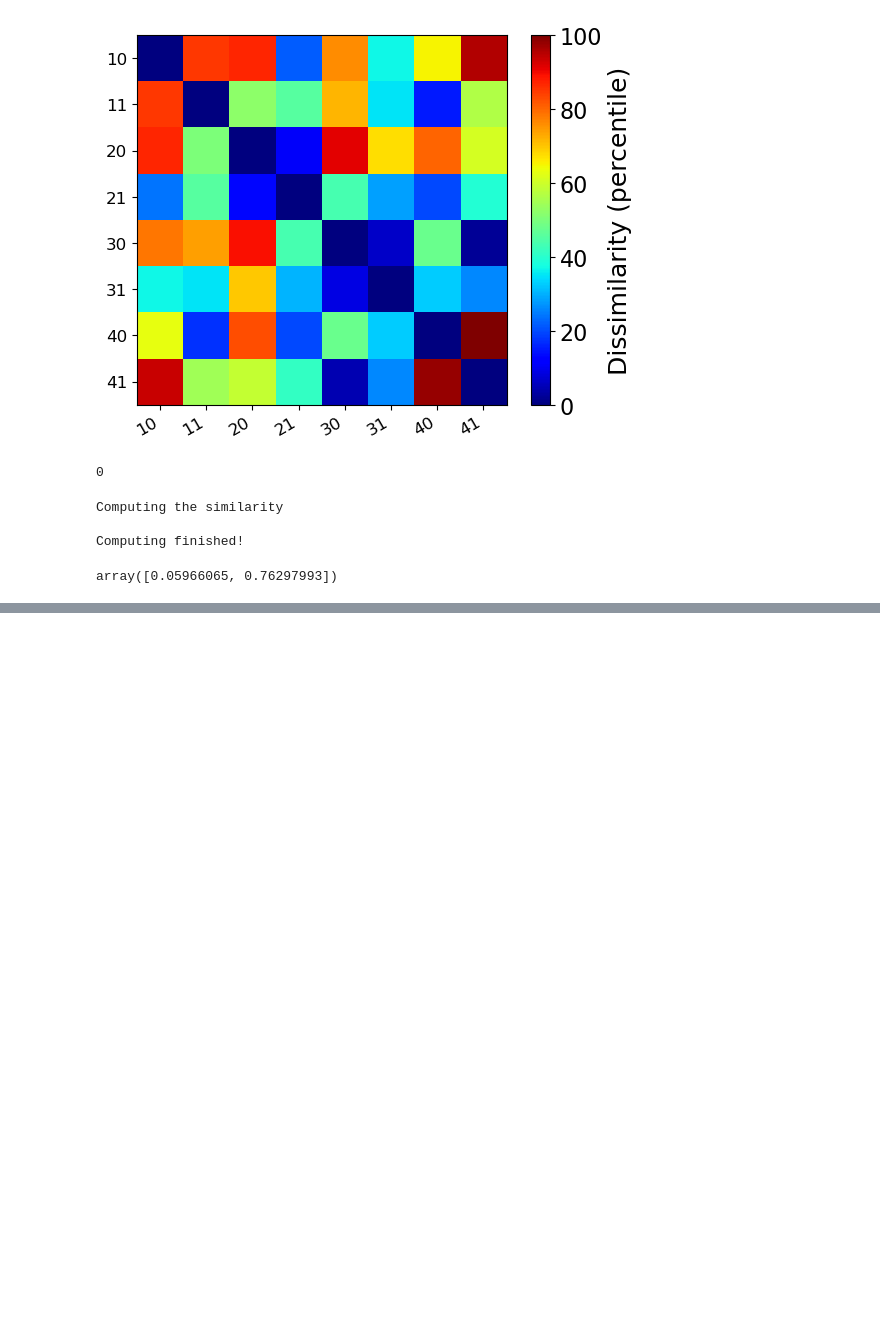
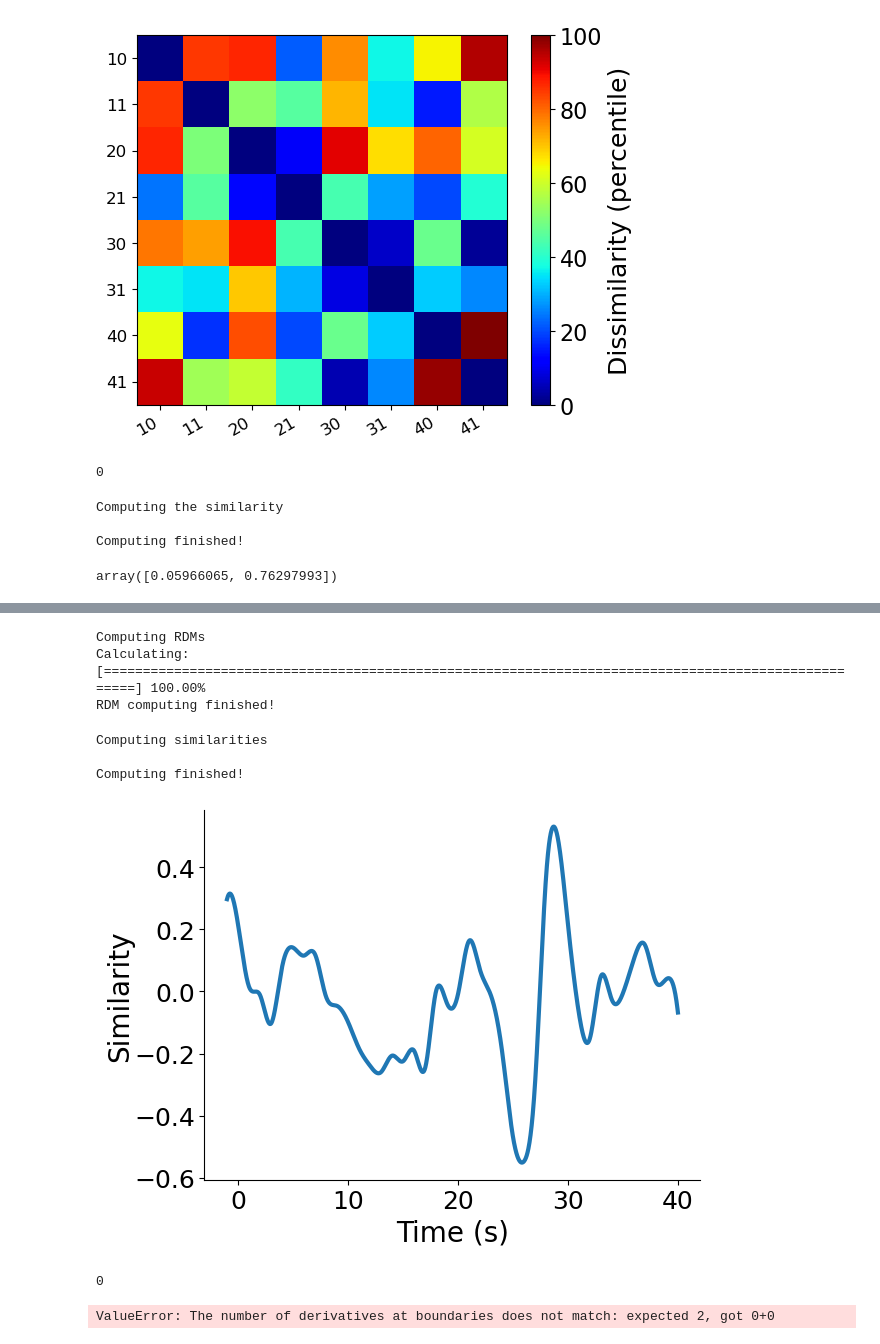
Before and after one commit to aarnol/BolT, a Jupyter notebook: rdm.ipynb, the cells around one changed output, grey strips where cells are left out. Saved outputs shown, nothing was run; the diff lists cells and outputs as text; code cells hidden in the pictures; blank space fills up the shorter version.

```diff
--- a/rdm.ipynb
+++ b/rdm.ipynb
@@ -237,0 +511,3 @@ array([0.05966065, 0.76297993])
+# %%
+fnirs_rdms = eegRDM(fnirs_x, time_opt=1, time_win = 1, time_step = 1, sub_opt=0, method='correlation')
+fnirs_rdms
@@ -237,0 +535,20 @@ array([0.05966065, 0.76297993])
+# %%
+aal_rdms = eegRDM(aal_x, time_opt=1, time_win = 1, time_step = 1, sub_opt=0, method='correlation')
+# %% [output]
+Computing RDMs
+Calculating: [====================================================================================================] 100.00%
+RDM computing finished!
+# %%
+coors = rdms_corr(aal_rdm, fnirs_rdms)
+corrs1 = np.reshape(coors, [1, 42, 2])
+plot_corrs_by_time(corrs1, time_unit=[-1, 1])
+# %% [output]
+Computing similarities
+
+Computing finished!
+[figure, added]
+0
+# %%
+plot_corrs_by_time(coors, time_unit=[-1, 1])
+# %% [output]
+ValueError: The number of derivatives at boundaries does not match: expected 2, got 0+0
```
Also changed, not shown: parts of 13 cells of this notebook, 1 other file.
